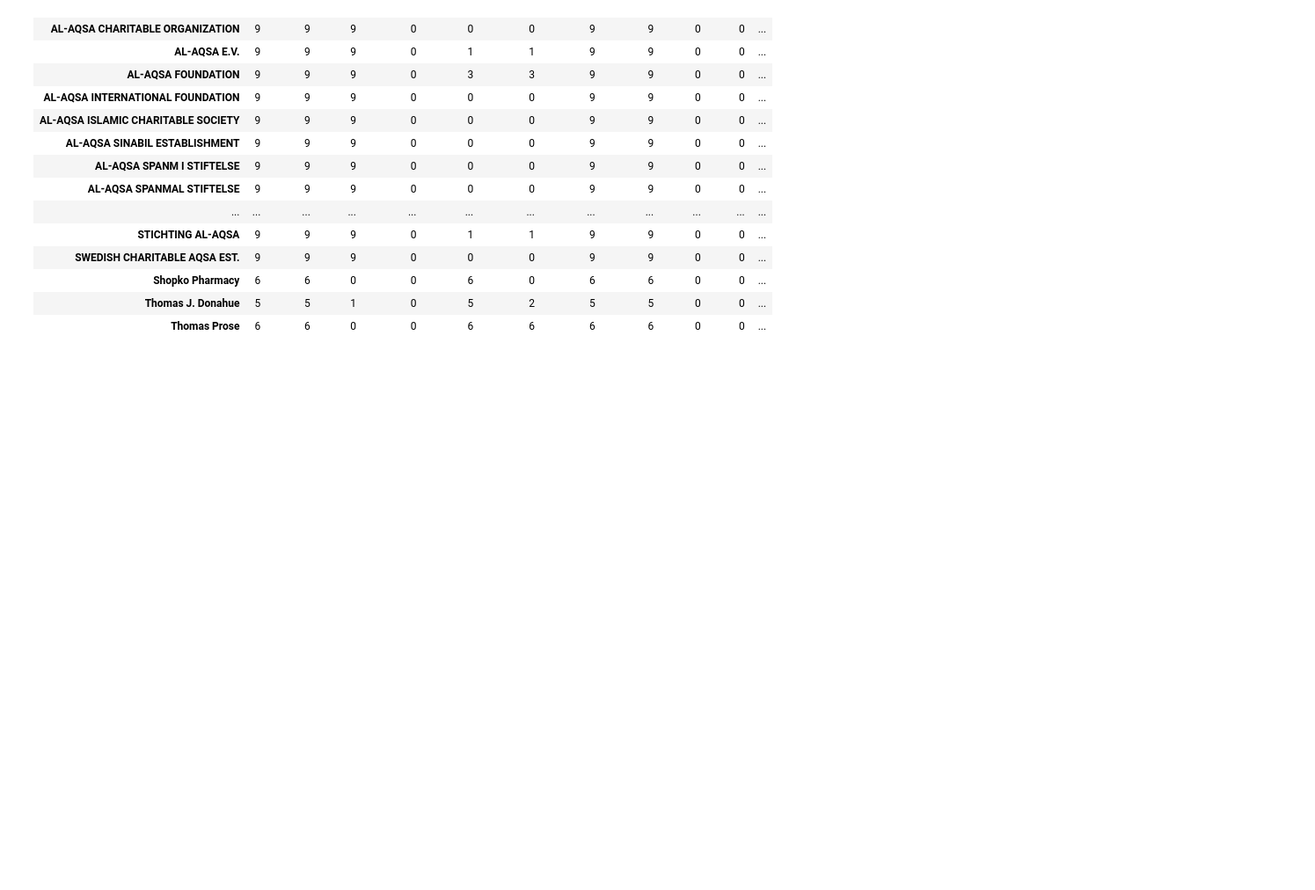
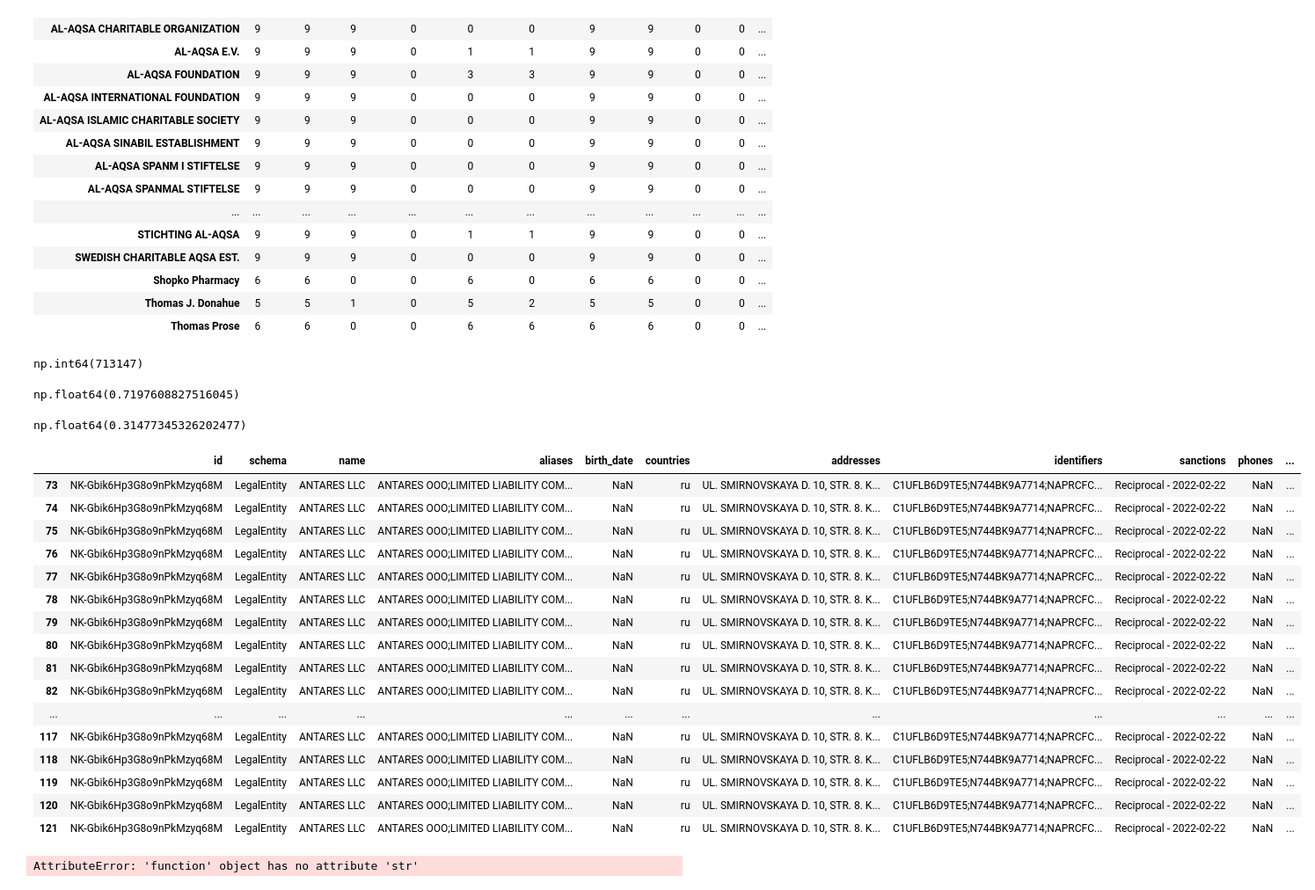
Before and after one commit to wiktorrajca/Data-Science-Honors-Thesis, a Jupyter notebook: messing _around_graphs.ipynb, the cells around one changed output. Shown: that part at 88% size. Saved outputs shown, nothing was run; the diff lists cells and outputs as text; code cells hidden in the pictures; blank space fills up the shorter version.

```diff
--- a/messing _around_graphs.ipynb
+++ b/messing _around_graphs.ipynb
@@ -858,0 +778,38 @@ result
+# %%
+ted["WIN_NATIONALID"].isna().sum()
+# %% [output]
+np.int64(713147)
+# %%
+ted["WIN_NATIONALID"].isna().sum()/ted.shape[0]
+# %% [output]
+np.float64(0.7197608827516045)
+# %%
+ted["WIN_COUNTRY_CODE"].isna().sum()/ted.shape[0]
+# %% [output]
+np.float64(0.31477345326202477)
+# %%
+sanctions_merged = pd.read_csv("/Users/wiktorrajca/Documents/GitHub/Data-Science-Honors-Thesis/code/output_test/Sanctions/merged_result_3.csv")
+# %%
+sanctions_merged[sanctions_merged['name'] == 'ANTARES LLC']
+# %% [output]
+|  | id | schema | name | aliases | birth_date | countries | addresses | identifiers | sanctions | phones | ... |
+| 73 | NK-Gbik6Hp3G8o9nPkMzyq68M | LegalEntity | ANTARES LLC | ANTARES OOO;LIMITED LIABILITY COM... | NaN | ru | UL. SMIRNOVSKAYA D. 10, STR. 8. K... | C1UFLB6D9TE5;N744BK9A7714;NAPRCFC... | Reciprocal - 2022-02-22 | NaN | ... |
+| 74 | NK-Gbik6Hp3G8o9nPkMzyq68M | LegalEntity | ANTARES LLC | ANTARES OOO;LIMITED LIABILITY COM... | NaN | ru | UL. SMIRNOVSKAYA D. 10, STR. 8. K... | C1UFLB6D9TE5;N744BK9A7714;NAPRCFC... | Reciprocal - 2022-02-22 | NaN | ... |
+| 75 | NK-Gbik6Hp3G8o9nPkMzyq68M | LegalEntity | ANTARES LLC | ANTARES OOO;LIMITED LIABILITY COM... | NaN | ru | UL. SMIRNOVSKAYA D. 10, STR. 8. K... | C1UFLB6D9TE5;N744BK9A7714;NAPRCFC... | Reciprocal - 2022-02-22 | NaN | ... |
+| 76 | NK-Gbik6Hp3G8o9nPkMzyq68M | LegalEntity | ANTARES LLC | ANTARES OOO;LIMITED LIABILITY COM... | NaN | ru | UL. SMIRNOVSKAYA D. 10, STR. 8. K... | C1UFLB6D9TE5;N744BK9A7714;NAPRCFC... | Reciprocal - 2022-02-22 | NaN | ... |
+| 77 | NK-Gbik6Hp3G8o9nPkMzyq68M | LegalEntity | ANTARES LLC | ANTARES OOO;LIMITED LIABILITY COM... | NaN | ru | UL. SMIRNOVSKAYA D. 10, STR. 8. K... | C1UFLB6D9TE5;N744BK9A7714;NAPRCFC... | Reciprocal - 2022-02-22 | NaN | ... |
+| 78 | NK-Gbik6Hp3G8o9nPkMzyq68M | LegalEntity | ANTARES LLC | ANTARES OOO;LIMITED LIABILITY COM... | NaN | ru | UL. SMIRNOVSKAYA D. 10, STR. 8. K... | C1UFLB6D9TE5;N744BK9A7714;NAPRCFC... | Reciprocal - 2022-02-22 | NaN | ... |
+| 79 | NK-Gbik6Hp3G8o9nPkMzyq68M | LegalEntity | ANTARES LLC | ANTARES OOO;LIMITED LIABILITY COM... | NaN | ru | UL. SMIRNOVSKAYA D. 10, STR. 8. K... | C1UFLB6D9TE5;N744BK9A7714;NAPRCFC... | Reciprocal - 2022-02-22 | NaN | ... |
+| 80 | NK-Gbik6Hp3G8o9nPkMzyq68M | LegalEntity | ANTARES LLC | ANTARES OOO;LIMITED LIABILITY COM... | NaN | ru | UL. SMIRNOVSKAYA D. 10, STR. 8. K... | C1UFLB6D9TE5;N744BK9A7714;NAPRCFC... | Reciprocal - 2022-02-22 | NaN | ... |
+| 81 | NK-Gbik6Hp3G8o9nPkMzyq68M | LegalEntity | ANTARES LLC | ANTARES OOO;LIMITED LIABILITY COM... | NaN | ru | UL. SMIRNOVSKAYA D. 10, STR. 8. K... | C1UFLB6D9TE5;N744BK9A7714;NAPRCFC... | Reciprocal - 2022-02-22 | NaN | ... |
+| 82 | NK-Gbik6Hp3G8o9nPkMzyq68M | LegalEntity | ANTARES LLC | ANTARES OOO;LIMITED LIABILITY COM... | NaN | ru | UL. SMIRNOVSKAYA D. 10, STR. 8. K... | C1UFLB6D9TE5;N744BK9A7714;NAPRCFC... | Reciprocal - 2022-02-22 | NaN | ... |
+| ... | ... | ... | ... | ... | ... | ... | ... | ... | ... | ... | ... |
+| 117 | NK-Gbik6Hp3G8o9nPkMzyq68M | LegalEntity | ANTARES LLC | ANTARES OOO;LIMITED LIABILITY COM... | NaN | ru | UL. SMIRNOVSKAYA D. 10, STR. 8. K... | C1UFLB6D9TE5;N744BK9A7714;NAPRCFC... | Reciprocal - 2022-02-22 | NaN | ... |
+| 118 | NK-Gbik6Hp3G8o9nPkMzyq68M | LegalEntity | ANTARES LLC | ANTARES OOO;LIMITED LIABILITY COM... | NaN | ru | UL. SMIRNOVSKAYA D. 10, STR. 8. K... | C1UFLB6D9TE5;N744BK9A7714;NAPRCFC... | Reciprocal - 2022-02-22 | NaN | ... |
+| 119 | NK-Gbik6Hp3G8o9nPkMzyq68M | LegalEntity | ANTARES LLC | ANTARES OOO;LIMITED LIABILITY COM... | NaN | ru | UL. SMIRNOVSKAYA D. 10, STR. 8. K... | C1UFLB6D9TE5;N744BK9A7714;NAPRCFC... | Reciprocal - 2022-02-22 | NaN | ... |
+| 120 | NK-Gbik6Hp3G8o9nPkMzyq68M | LegalEntity | ANTARES LLC | ANTARES OOO;LIMITED LIABILITY COM... | NaN | ru | UL. SMIRNOVSKAYA D. 10, STR. 8. K... | C1UFLB6D9TE5;N744BK9A7714;NAPRCFC... | Reciprocal - 2022-02-22 | NaN | ... |
+| 121 | NK-Gbik6Hp3G8o9nPkMzyq68M | LegalEntity | ANTARES LLC | ANTARES OOO;LIMITED LIABILITY COM... | NaN | ru | UL. SMIRNOVSKAYA D. 10, STR. 8. K... | C1UFLB6D9TE5;N744BK9A7714;NAPRCFC... | Reciprocal - 2022-02-22 | NaN | ... |
+# %%
+ted["WIN_NAME"].str.lower.str.contains('antares')
+# %% [output]
+AttributeError: 'function' object has no attribute 'str'
```
Also changed, not shown: parts of 24 cells of this notebook, 6 other files.
